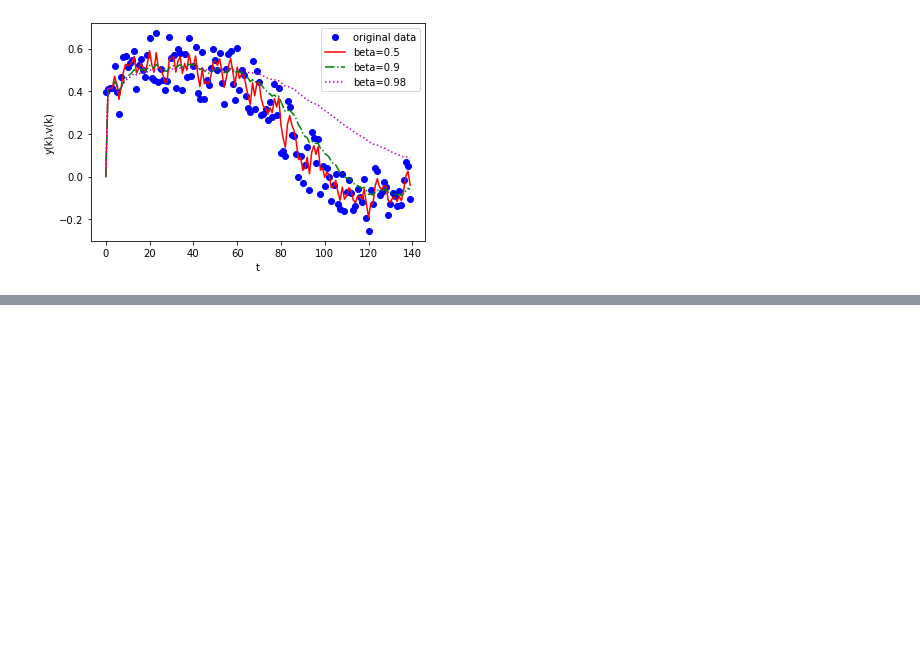
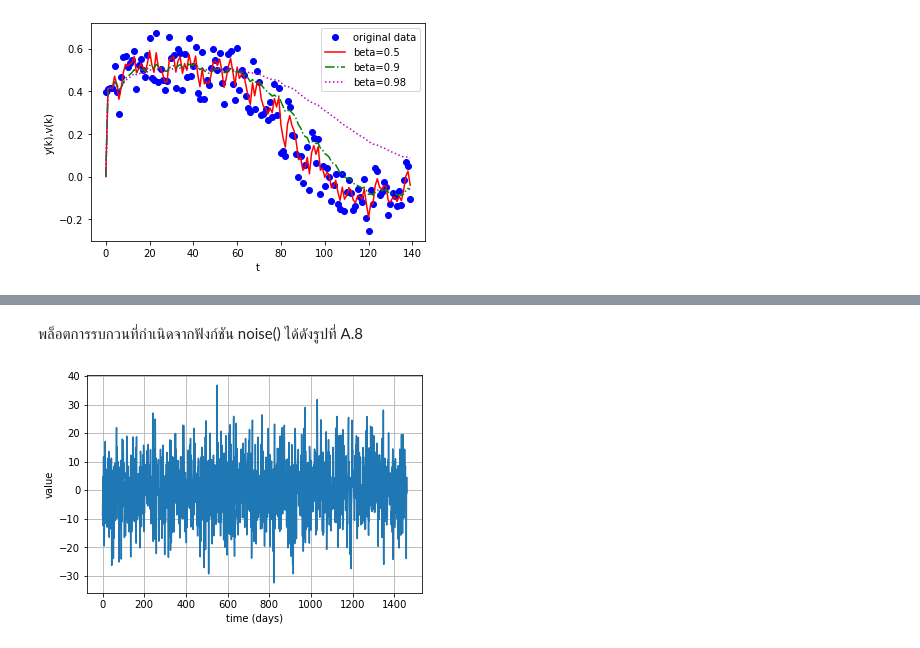
Before and after one commit to dewdotninja/books, a Jupyter notebook: th/anndl/appendixA.ipynb, the cells around one changed output, grey strips where cells are left out. Saved outputs shown, nothing was run; the diff lists cells and outputs as text; code cells hidden in the pictures; blank space fills up the shorter version.

```diff
--- a/th/anndl/appendixA.ipynb
+++ b/th/anndl/appendixA.ipynb
@@ -139,0 +231,6 @@ plt.show()
+# %% [markdown]
+พล็อตการรบกวนที่กำเนิดจากฟังก์ชัน noise() ได้ดังรูปที่ A.8
+# %%
+plot_series(time,noise(time, noise_level=10))
+# %% [output]
+[figure, added]
```
Also changed, not shown: parts of 90 cells of this notebook.
